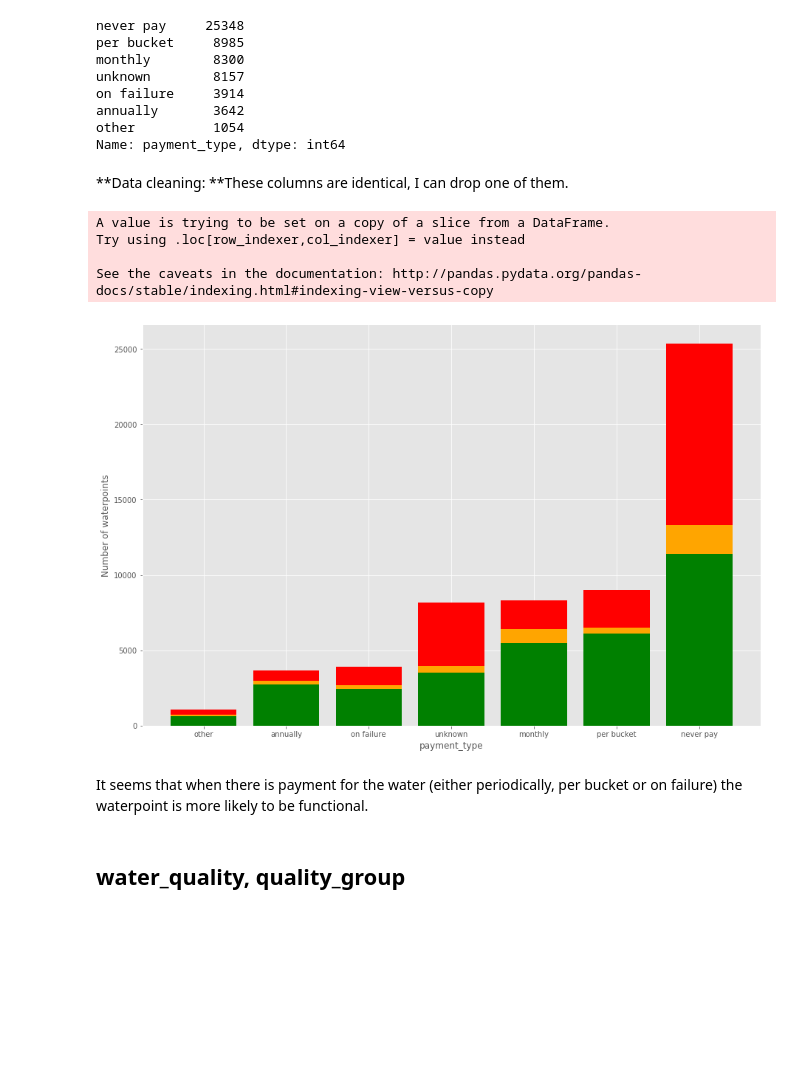
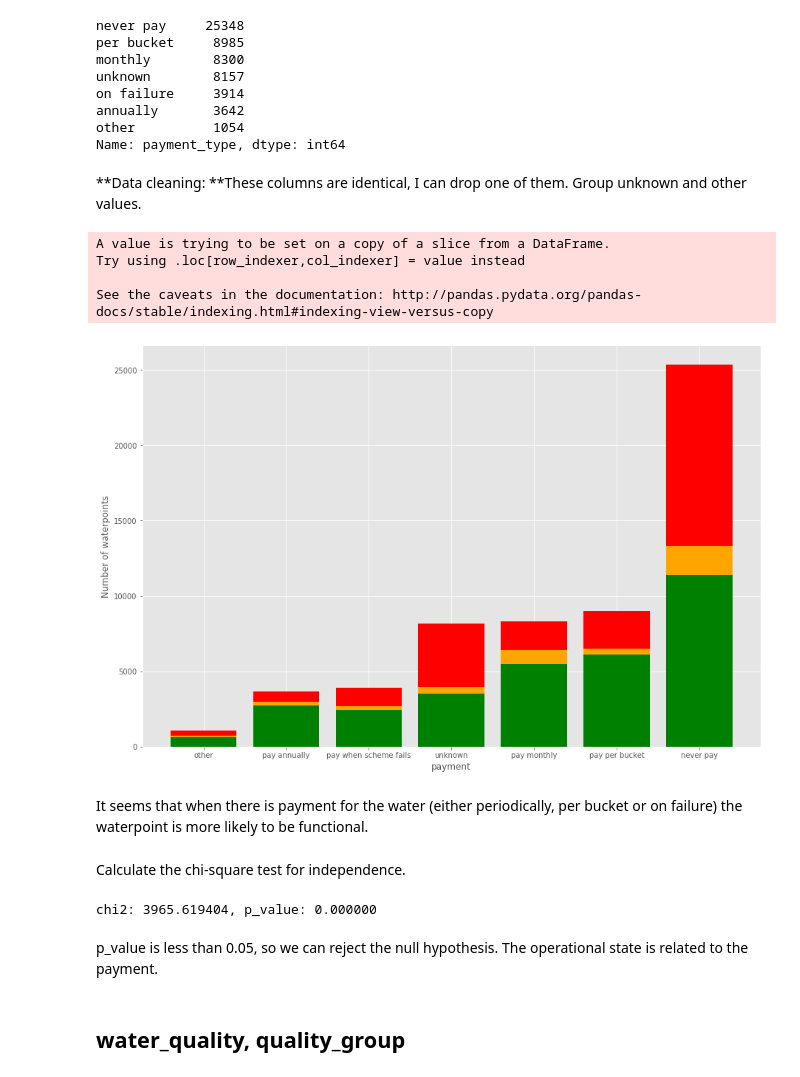
Before and after one commit to stephanietison/Waterpoints, a Jupyter notebook: Notebook/Water Pumps.ipynb, the cells around one changed output. Saved outputs shown, nothing was run; the diff lists cells and outputs as text; code cells hidden in the pictures; blank space fills up the shorter version.

```diff
--- a/Notebook/Water Pumps.ipynb
+++ b/Notebook/Water Pumps.ipynb
@@ -993,4 +1287,4 @@ annually       3642
 other          1054
 Name: payment_type, dtype: int64
 # %% [markdown]
-**Data cleaning: **These columns are identical, I can drop one of them.
+**Data cleaning: **These columns are identical, I can drop one of them. Group unknown and other values.
@@ -999,13 +1299,26 @@ col_to_drop.append('payment_type')
-# %%
-plot_status_vs_cat(source_df,'payment_type')
-# %% [output]
-A value is trying to be set on a copy of a slice from a DataFrame.
-Try using .loc[row_indexer,col_indexer] = value instead
-
-See the caveats in the documentation: http://pandas.pydata.org/pandas-docs/stable/indexing.html#indexing-view-versus-copy
-[figure, removed]
+# %%
+payment_df = freq_dist_table(source_df,'payment')
+# %% [output]
+A value is trying to be set on a copy of a slice from a DataFrame.
+Try using .loc[row_indexer,col_indexer] = value instead
+
+See the caveats in the documentation: http://pandas.pydata.org/pandas-docs/stable/indexing.html#indexing-view-versus-copy
+# %%
+plot_distribution(payment_df)
+# %% [output]
+[figure, added]
 # %% [markdown]
 It seems that when there is payment for the water (either periodically, per bucket or on failure) the waterpoint is more likely to be functional.
+# %% [markdown]
+Calculate the chi-square test for independence.
+# %%
+chi2, p, dof, expected = chi2_contingency(payment_df.values)
+print("chi2: {:f}, p_value: {:f}".format(chi2,p))
+# %% [output]
+chi2: 3965.619404, p_value: 0.000000
+# %% [markdown]
+p_value is less than 0.05, so we can reject the null hypothesis.
+The operational state is related to the payment.
 # %% [markdown]
 ## water_quality, quality_group
 # %%
```
Also changed, not shown: parts of 179 cells of this notebook.
